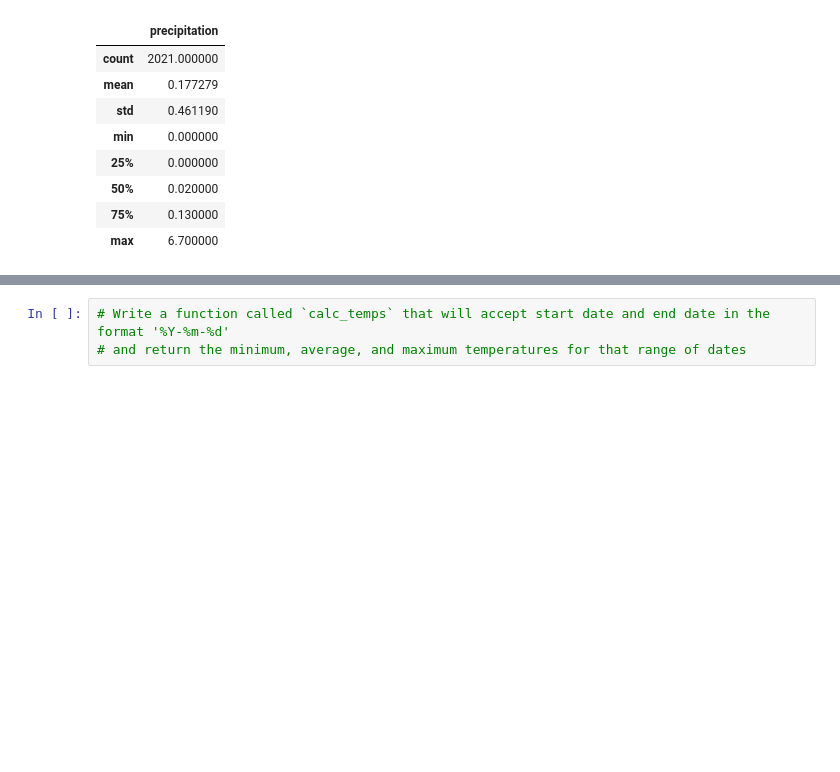
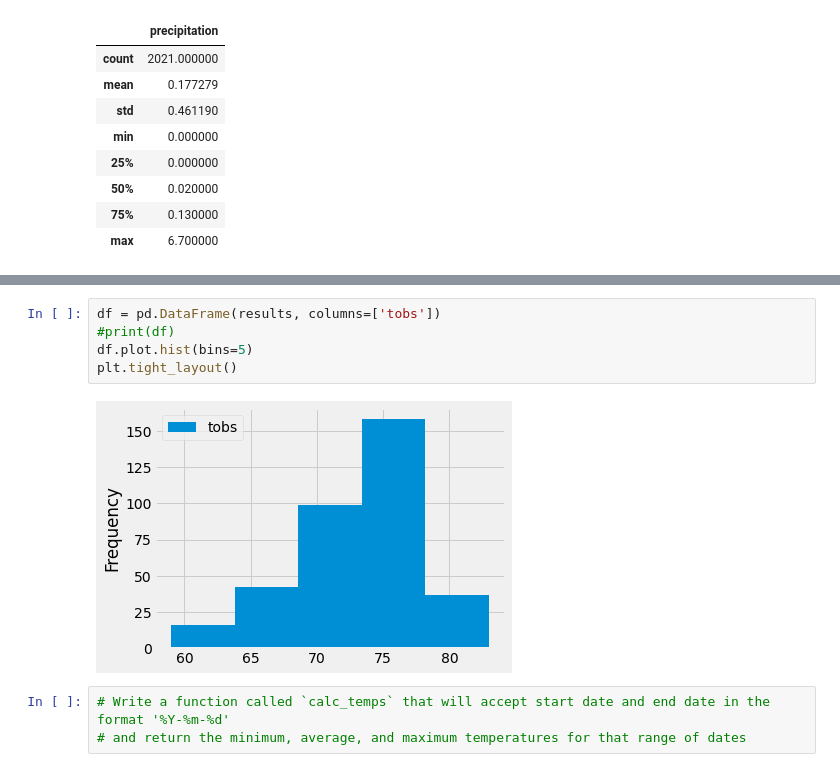
Before and after one commit to PeterV84/surfs_up, a Jupyter notebook: climate_analysis.ipynb, the cells around one changed output, grey strips where cells are left out. Cells and saved outputs as stored; diff of their text form; blank space fills up the shorter version.

```diff
--- a/climate_analysis.ipynb
+++ b/climate_analysis.ipynb
@@ -86,3 +122,10 @@ df.describe()
+# %%
+df = pd.DataFrame(results, columns=['tobs'])
+#print(df)
+df.plot.hist(bins=5)
+plt.tight_layout()
+# %% [output]
+[figure, added]
 # %%
 # Write a function called `calc_temps` that will accept start date and end date in the format '%Y-%m-%d'
 # and return the minimum, average, and maximum temperatures for that range of dates
```
Also changed, not shown: parts of 5 cells of this notebook.
